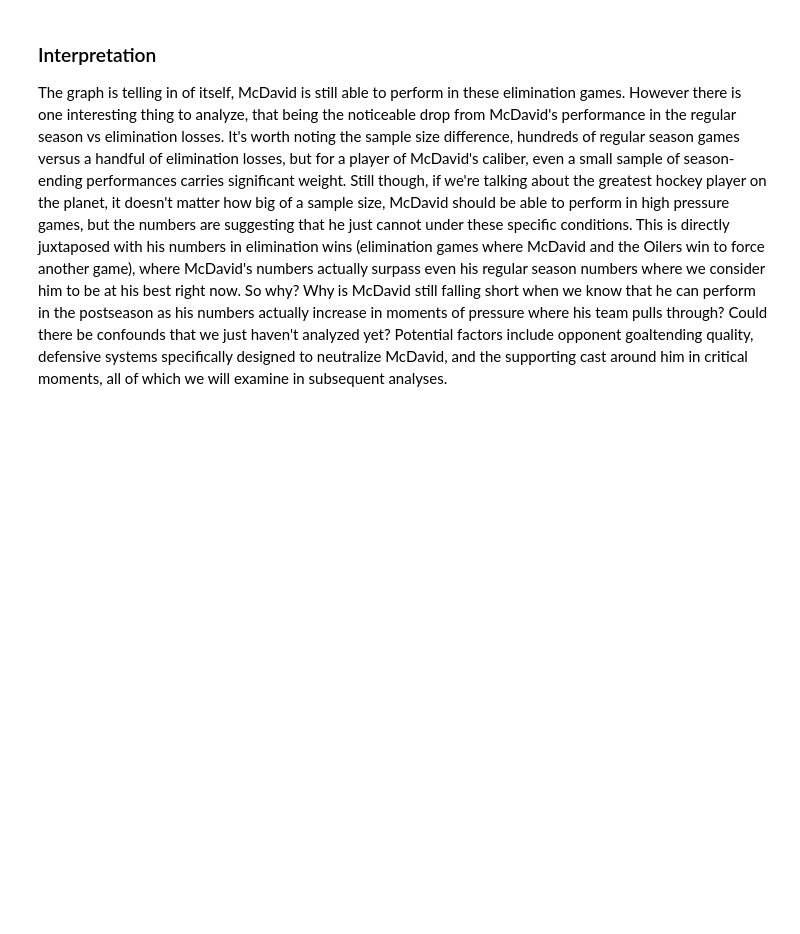
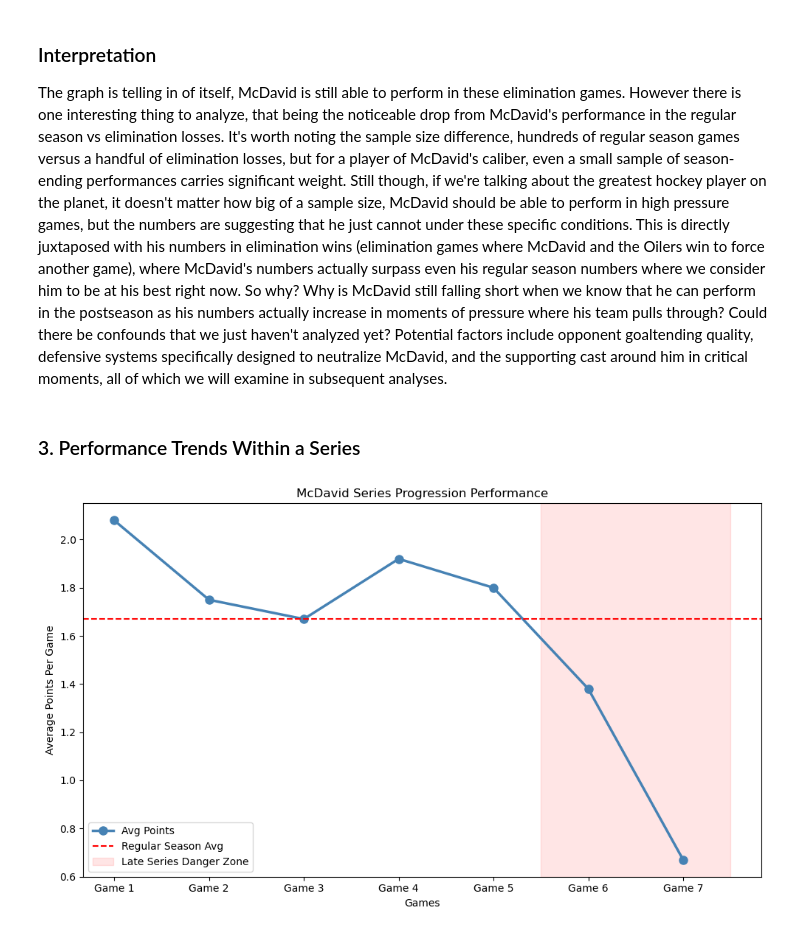
Before and after one commit to KylanHuynh7/Variance97, a Jupyter notebook: notebooks/01_data_loading_and_exploration.ipynb, the cells around one changed output. Cells and saved outputs as stored; diff of their text form; code cells hidden in the pictures; blank space fills up the shorter version.

Commit message:
game by game performance analysis

```diff
--- a/notebooks/01_data_loading_and_exploration.ipynb
+++ b/notebooks/01_data_loading_and_exploration.ipynb
@@ -256,3 +215,42 @@ plt.show()
 ### Interpretation
 The graph is telling in of itself, McDavid is still able to perform in these elimination games. However there is one interesting thing to analyze, that being the noticeable drop from McDavid's
 performance in the regular season vs elimination losses. It's worth noting the sample size difference, hundreds of regular season games versus a handful of elimination losses, but for a player of McDavid's caliber, even a small sample of season-ending performances carries significant weight. Still though, if we're talking about the greatest hockey player on the planet, it doesn't matter how big of a sample size, McDavid should be able to perform in high pressure games, but the numbers are suggesting that he just cannot under these specific conditions. This is directly juxtaposed with his numbers in elimination wins (elimination games where McDavid and the Oilers win to force another game), where McDavid's numbers actually surpass even his regular season numbers where we consider him to be at his best right now. So why? Why is McDavid still falling short when we know that he can perform in the postseason as his numbers actually increase in moments of pressure where his team pulls through? Could there be confounds that we just haven't analyzed yet? Potential factors include opponent goaltending quality, defensive systems specifically designed to neutralize McDavid, and the supporting cast around him in critical moments, all of which we will examine in subsequent analyses.
+# %% [markdown]
+### 3. Performance Trends Within a Series
+# %%
+# Initializing playoff series dataframe
+series_df = mcdavid_df[mcdavid_df['game_number'].notna()]
+# %%
+game_num_avg = series_df.groupby('game_number')[['points', 'goals', 'assists']].mean().round(2)
+
+fig, ax = plt.subplots(figsize=(10, 6))
+
+# Plot points trend line
+ax.plot(game_num_avg.index, game_num_avg['points'],
+        marker='o', linewidth=2.5, color='steelblue',
+        markersize=8, label='Avg Points')
+
+# Add reference line at regular season average
+ax.axhline(y=1.67,
+           color='red', linestyle='--', linewidth=1.5,
+           label='Regular Season Avg')
+
+# Shade the late series danger zone
+ax.axvspan(5.5, 7.5, alpha=0.1, color='red',
+           label='Late Series Danger Zone')
+
+# LABELS AND TITLE HERE
+ax.set_title('McDavid Series Progression Performance')
+ax.set_xlabel('Games')
+ax.set_ylabel('Average Points Per Game')
+
+# Set x ticks to whole numbers
+ax.set_xticks([1, 2, 3, 4, 5, 6, 7])
+ax.set_xticklabels(['Game 1', 'Game 2', 'Game 3', 'Game 4',
+                    'Game 5', 'Game 6', 'Game 7'])
+
+ax.legend()
+plt.tight_layout()
+plt.show()
+# %% [output]
+[figure, added]
```
Also changed, not shown: parts of 3 cells of this notebook.
